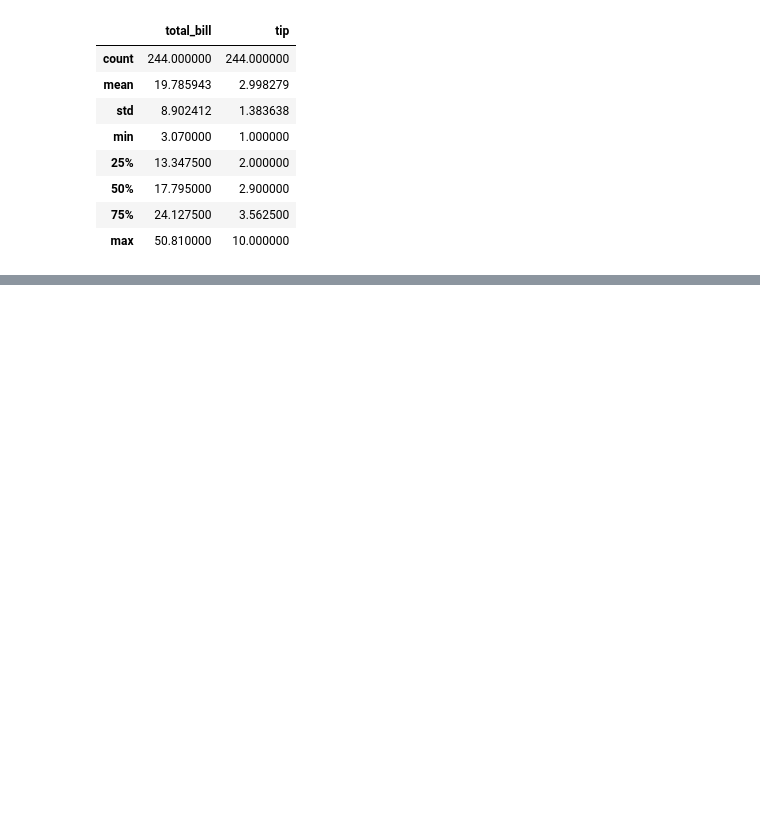
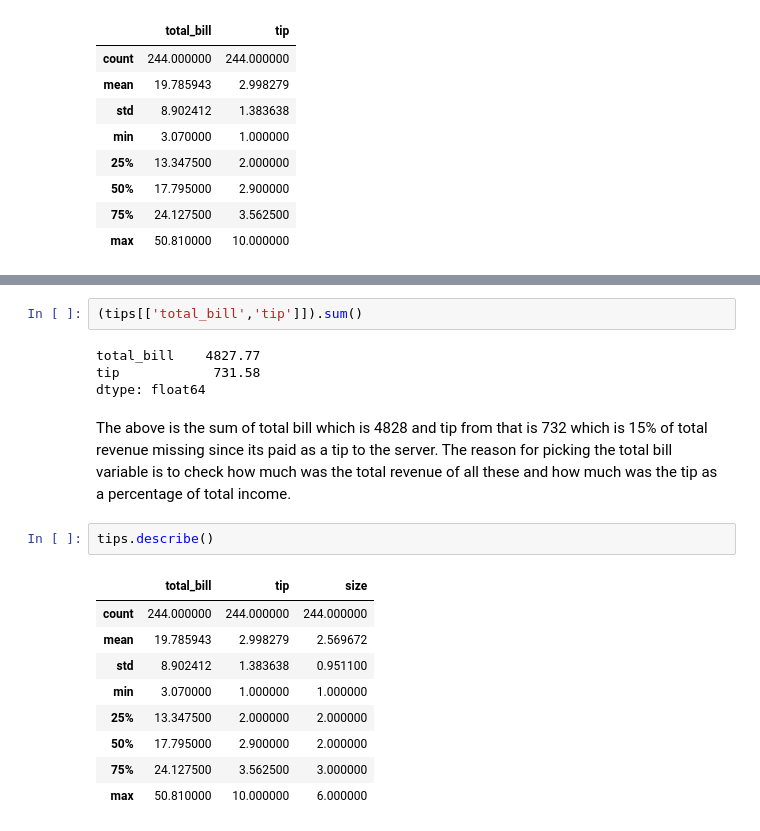
Before and after one commit to babubaskaran/fundamentals-assessment, a Jupyter notebook: tips_dataset.ipynb, the cells around one changed output, grey strips where cells are left out. Drawn from its saved outputs; the diff is of its cells as text; blank space fills up the shorter version.

```diff
--- a/tips_dataset.ipynb
+++ b/tips_dataset.ipynb
@@ -86,0 +117,20 @@ The tip variable's mean value is close to the medain value of tips whereas total
+# %%
+(tips[['total_bill','tip']]).sum()
+# %% [output]
+total_bill    4827.77
+tip            731.58
+dtype: float64
+# %% [markdown]
+The above is the sum of total bill which is 4828 and tip from that is 732 which is 15% of total revenue missing since its paid as a tip to the server. The reason for picking the total bill variable is to check how much was the total revenue of all these and how much was the tip as a percentage of total income.
+# %%
+tips.describe()
+# %% [output]
+|  | total_bill | tip | size |
+| count | 244.000000 | 244.000000 | 244.000000 |
+| mean | 19.785943 | 2.998279 | 2.569672 |
+| std | 8.902412 | 1.383638 | 0.951100 |
+| min | 3.070000 | 1.000000 | 1.000000 |
+| 25% | 13.347500 | 2.000000 | 2.000000 |
+| 50% | 17.795000 | 2.900000 | 2.000000 |
+| 75% | 24.127500 | 3.562500 | 3.000000 |
+| max | 50.810000 | 10.000000 | 6.000000 |
```
Also changed, not shown: parts of 12 cells of this notebook, 2 other files.
